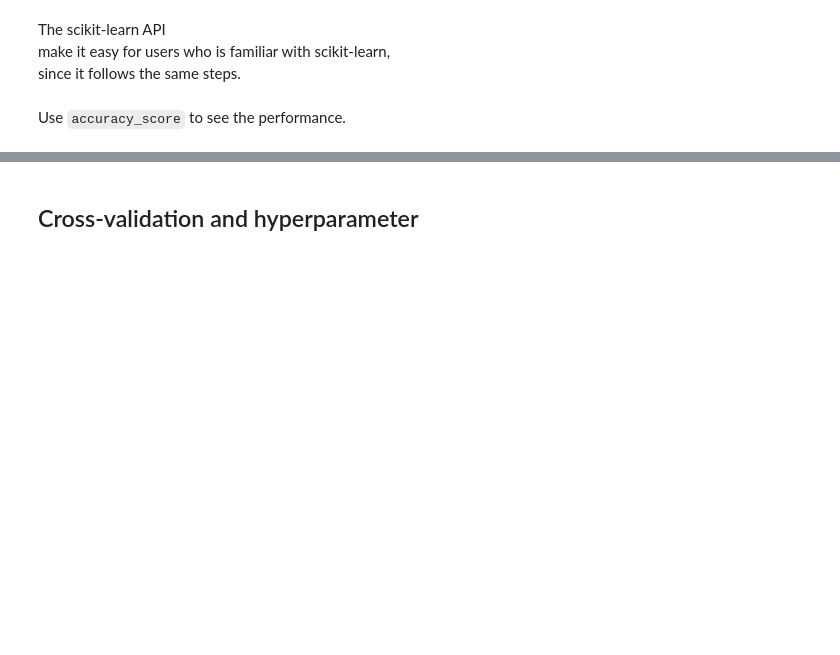
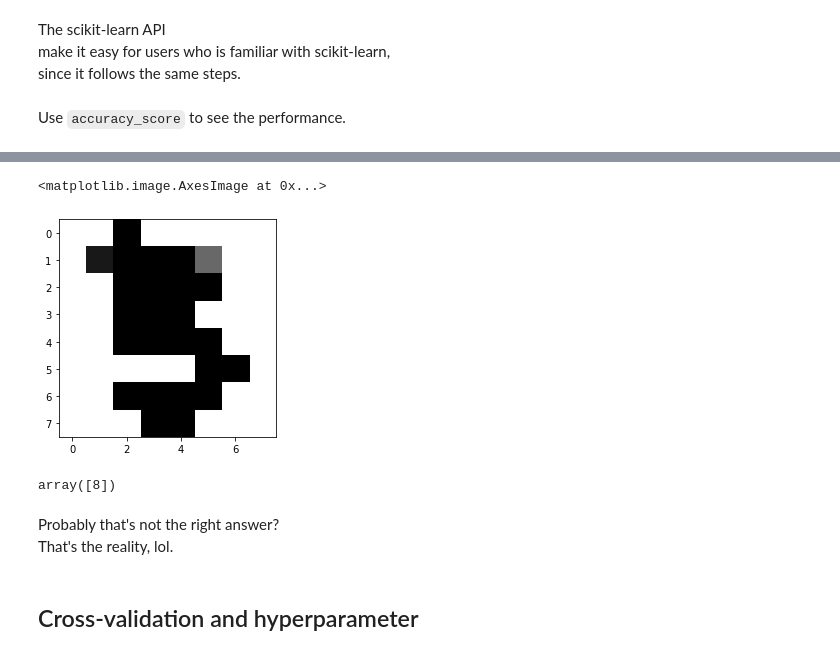
Before and after one commit to jephianlin/ModularPython, a Jupyter notebook: Introduction-to-XGBClassifier.ipynb, the cells around one changed output, grey strips where cells are left out. Cells and saved outputs as stored; diff of their text form; code cells hidden in the pictures; blank space fills up the shorter version.

```diff
--- a/Introduction-to-XGBClassifier.ipynb
+++ b/Introduction-to-XGBClassifier.ipynb
@@ -260,0 +286,6 @@ accuracy_score(y_test, y_model)
+# %%
+img = img.resize((8,8)) ### change file to 8x8
+a = np.array(img).mean(axis=-1) ### convert to an gray-scale
+a = (255 - a) / 255 * 16 ### scale the entries to 0~16
+a = a.astype(int) ### change data type to integer
+a
@@ -260,0 +301,5 @@ accuracy_score(y_test, y_model)
+# %%
+plt.imshow(a, cmap='Greys')
+# %% [output]
+<matplotlib.image.AxesImage at 0x...>
+[figure, added]
@@ -261,3 +308,10 @@ accuracy_score(y_test, y_model)
+# %%
+model.predict(my_data)
+# %% [output]
+array([8])
+# %% [markdown]
+Probably that's not the right answer?
+That's the reality, lol.
 # %% [markdown]
 ## Cross-validation and hyperparameter
 # %% [markdown]
```
Also changed, not shown: parts of 59 cells of this notebook, 3 other files.
